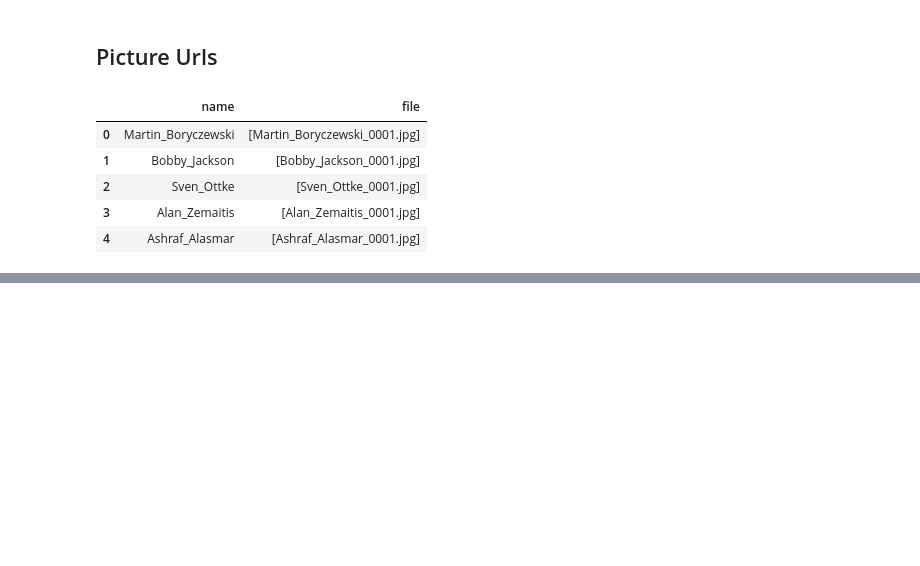
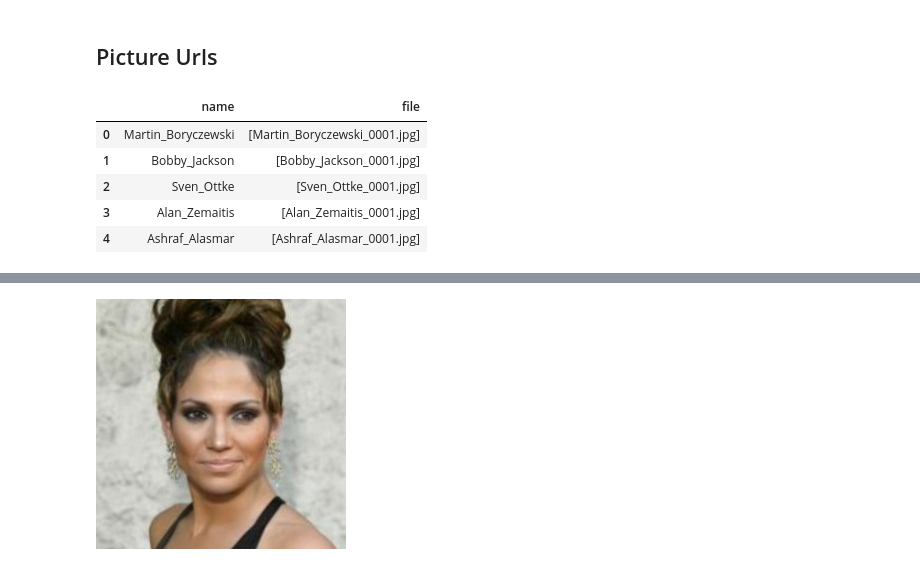
Before and after one commit to TeleMidia/face_clustering, a Jupyter notebook: feature-extraction.ipynb, the cells around one changed output, grey strips where cells are left out. Cells and saved outputs as stored; diff of their text form; code cells hidden in the pictures; blank space fills up the shorter version.

```diff
--- a/feature-extraction.ipynb
+++ b/feature-extraction.ipynb
@@ -50,0 +63,2 @@ pictures
+# %%
+testfile = 'dataset/Jennifer_Lopez/Jennifer_Lopez_0009.jpg'
@@ -50,0 +80,4 @@ pictures
+# %%
+Image(testfile)
+# %% [output]
+[figure, added]
```
Also changed, not shown: parts of 12 cells of this notebook, 1 other file.
